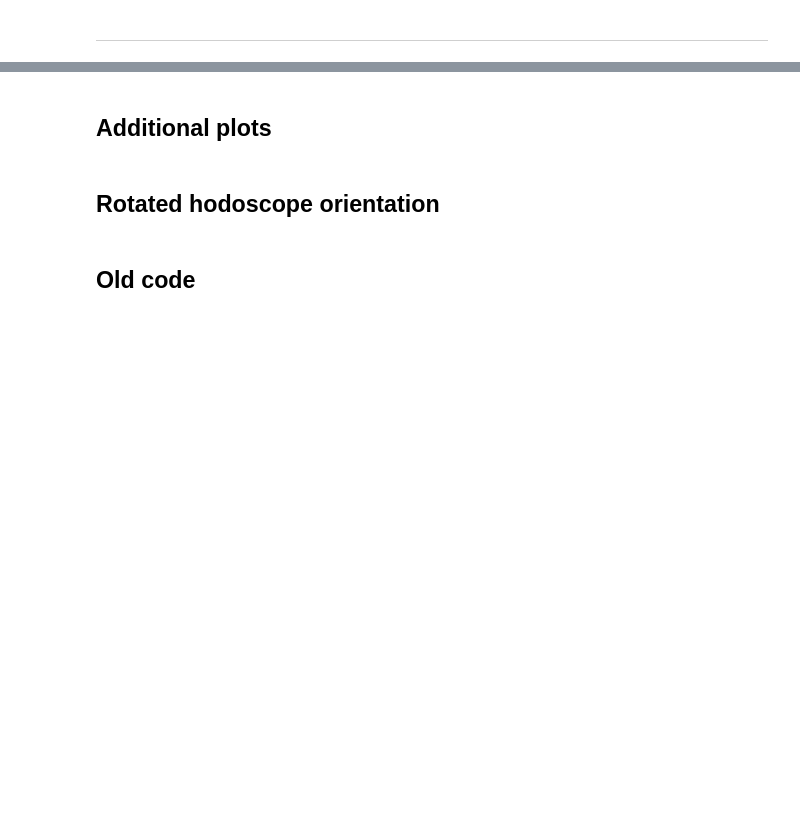
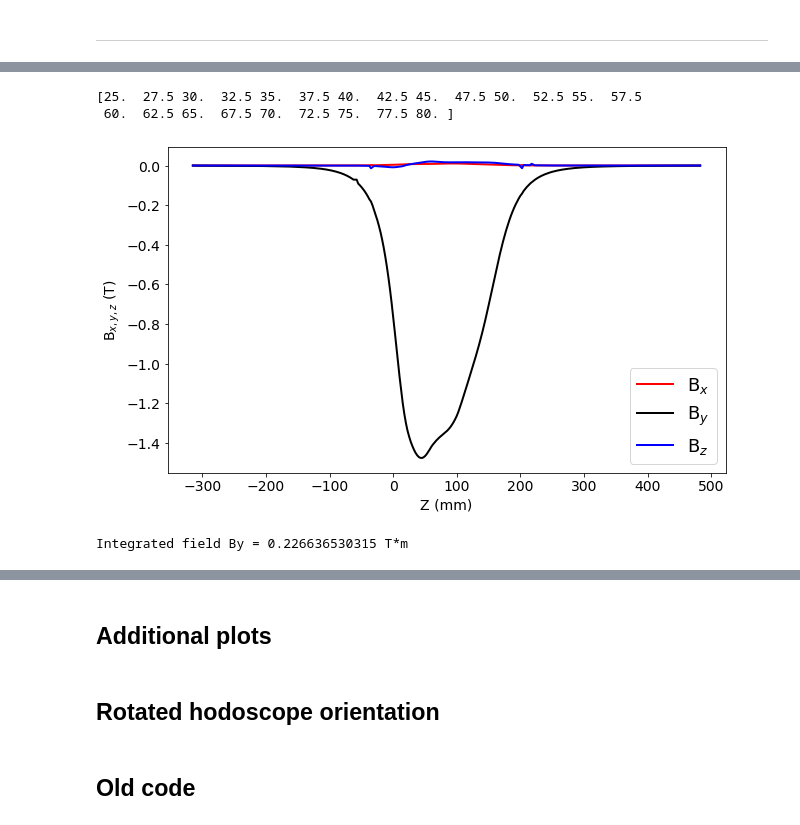
Before and after one commit to jerenner/T9BeamTestAna, a Jupyter notebook: python/new_analysis/hodoscope/field_calculations.ipynb, the cells around one changed output, grey strips where cells are left out. Saved outputs shown, nothing was run; the diff lists cells and outputs as text; code cells hidden in the pictures; blank space fills up the shorter version.

```diff
--- a/python/new_analysis/hodoscope/field_calculations.ipynb
+++ b/python/new_analysis/hodoscope/field_calculations.ipynb
@@ -237,0 +333,29 @@ p_LG
+# %%
+print(z_center[By_center < -1.35])
+# %% [output]
+[25.  27.5 30.  32.5 35.  37.5 40.  42.5 45.  47.5 50.  52.5 55.  57.5
+ 60.  62.5 65.  67.5 70.  72.5 75.  77.5 80. ]
+# %%
+df_filtered = df[(df['y'] == 0) & (df['x'] == 0)]
+Bx = df_filtered['Bx'].values
+By = df_filtered['By'].values
+Bz = df_filtered['Bz'].values
+z  = df_filtered['z'].values
+
+plt.figure(figsize=(10,6))
+plt.plot(z,Bx,linewidth=2,color='red', label="B$_x$")
+plt.plot(z,By,linewidth=2,color='black', label="B$_y$")
+plt.plot(z,Bz,linewidth=2,color='blue', label="B$_z$")
+plt.gca().tick_params(axis="x", labelsize=14)
+plt.gca().tick_params(axis="y", labelsize=14)
+plt.xlabel('Z (mm)',fontsize=14)
+plt.ylabel('B$_{x,y,z}$ (T)',fontsize=14)
+plt.legend(fontsize=18,loc=4)
+plt.savefig("Bfieldmap_axial.pdf")
+# %% [output]
+[figure, added]
+# %%
+Bd = np.trapz(z_center,By_center)/1000
+print(f"Integrated field By = {Bd} T*m")
+# %% [output]
+Integrated field By = 0.226636530315 T*m
```
Also changed, not shown: parts of 17 cells of this notebook, 3 other files.
